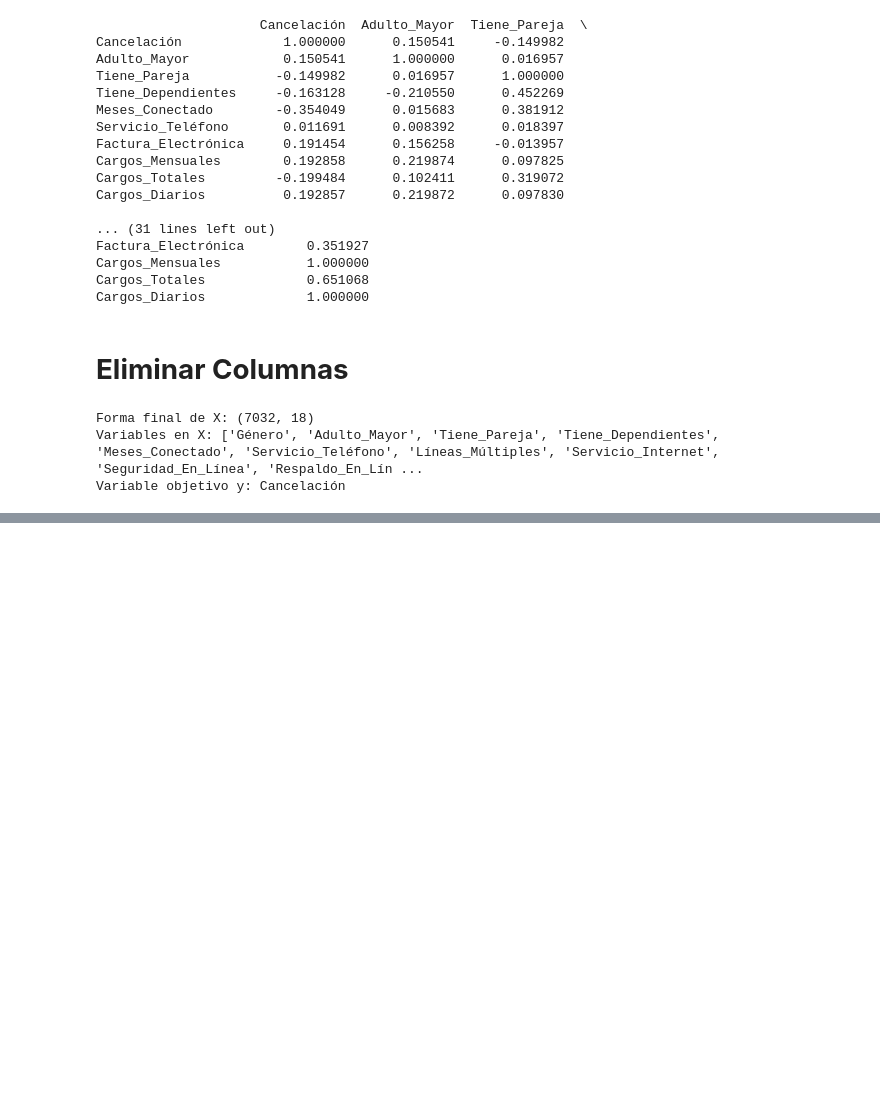
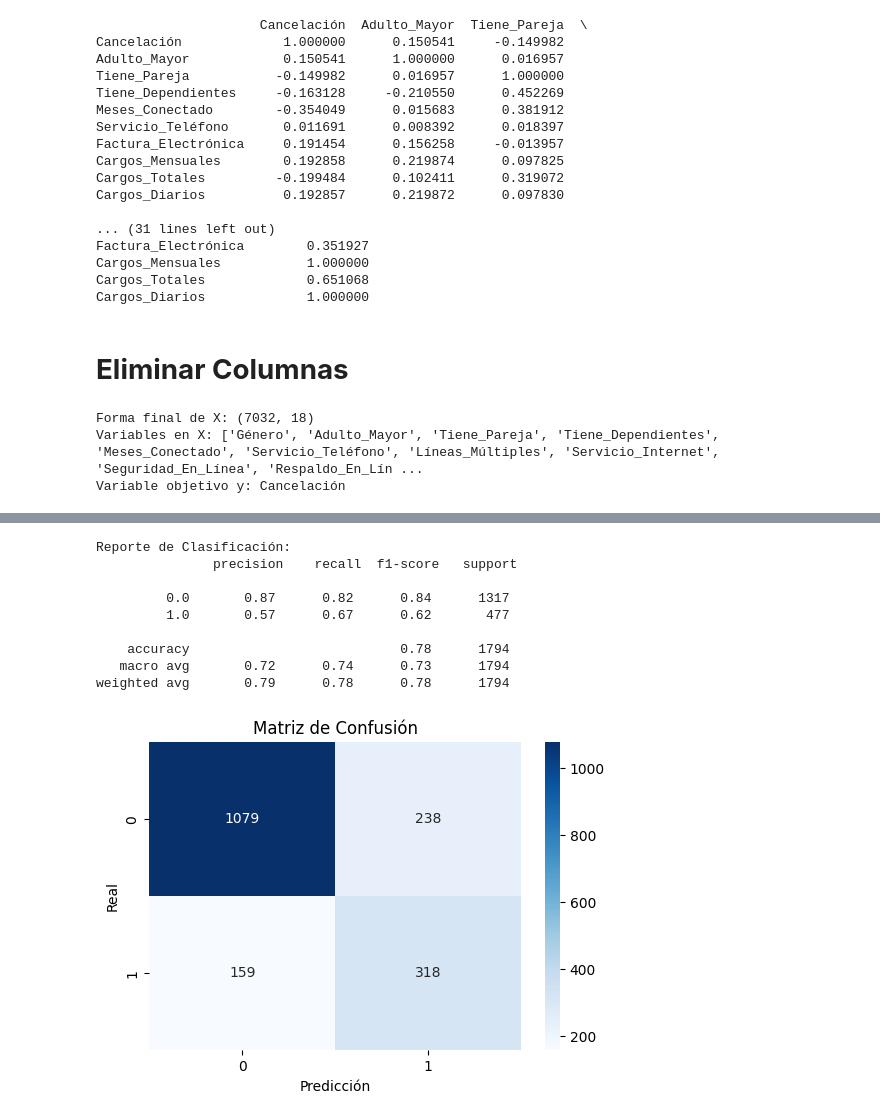
Before and after one commit to r2x4/challenge-final, a Jupyter notebook: challenge_final.ipynb, the cells around one changed output, grey strips where cells are left out. Cells and saved outputs as stored; diff of their text form; code cells hidden in the pictures; blank space fills up the shorter version.

```diff
--- a/challenge_final.ipynb
+++ b/challenge_final.ipynb
@@ -157 +161,5 @@ Cargos_Diarios             1.000000
+# %%
+# Cracion de las variables
+y = datos_ml['Cancelación']
+X = datos_ml.drop('Cancelación', axis=1)
 # %%
@@ -173,8 +171,5 @@ print("Variable objetivo y:", y.name)
 Forma final de X: (7032, 18)
 Variables en X: ['Género', 'Adulto_Mayor', 'Tiene_Pareja', 'Tiene_Dependientes', 'Meses_Conectado', 'Servicio_Teléfono', 'Líneas_Múltiples', 'Servicio_Internet', 'Seguridad_En_Línea', 'Respaldo_En_Lín ...
 Variable objetivo y: Cancelación
-# %%
-y = datos_ml['Cancelación']
-X = datos_ml.drop(columns=['Cancelación'])
 # %%
 X = pd.get_dummies(X, drop_first=True)
@@ -386,0 +176,7 @@ ROC AUC: 0.8021557234901707
+# %%
+# modelo
+from xgboost import XGBClassifier
+
+modelo = XGBClassifier(n_estimators=100, max_depth=4, learning_rate=0.1, random_state=42)
+modelo.fit(X, y)
+modelo.score(X, y)
@@ -386,0 +315,50 @@ ROC AUC: 0.8021557234901707
+# %%
+import pandas as pd
+import numpy as np
+from sklearn.model_selection import train_test_split
+from sklearn.metrics import classification_report, confusion_matrix
+from xgboost import XGBClassifier
+from imblearn.over_sampling import SMOTE
+import matplotlib.pyplot as plt
+import seaborn as sns
+
+# Supongamos que ya tienes X e y definidos
+# X: características
+# y: variable objetivo
+
+# Dividir datos
+X_train, X_val, y_train, y_val = train_test_split(X, y, test_size=0.3, random_state=42, stratify=y)
+
+# Rebalanceo con SMOTE
+smote = SMOTE(random_state=42)
+X_train_res, y_train_res = smote.fit_resample(X_train, y_train)
+
+# Entrenar modelo XGBoost
+xgb = XGBClassifier(n_estimators=100, max_depth=6, learning_rate=0.1, random_state=42)
+xgb.fit(X_train_res, y_train_res)
+
+# Predicción
+y_pred = xgb.predict(X_val)
+
+# Métricas
+print("Reporte de Clasificación:\n", classification_report(y_val, y_pred))
+
+# Matriz de confusión
+cm = confusion_matrix(y_val, y_pred)
+plt.figure(figsize=(6,4))
+sns.heatmap(cm, annot=True, fmt='d', cmap='Blues')
+plt.xlabel("Predicción")
+plt.ylabel("Real")
+plt.title("Matriz de Confusión")
+plt.show()
+# %% [output]
+Reporte de Clasificación:
+               precision    recall  f1-score   support
+
+         0.0       0.87      0.82      0.84      1317
+         1.0       0.57      0.67      0.62       477
+
+    accuracy                           0.78      1794
+   macro avg       0.72      0.74      0.73      1794
+weighted avg       0.79      0.78      0.78      1794
+[figure, added]
```
Also changed, not shown: parts of 24 cells of this notebook.
